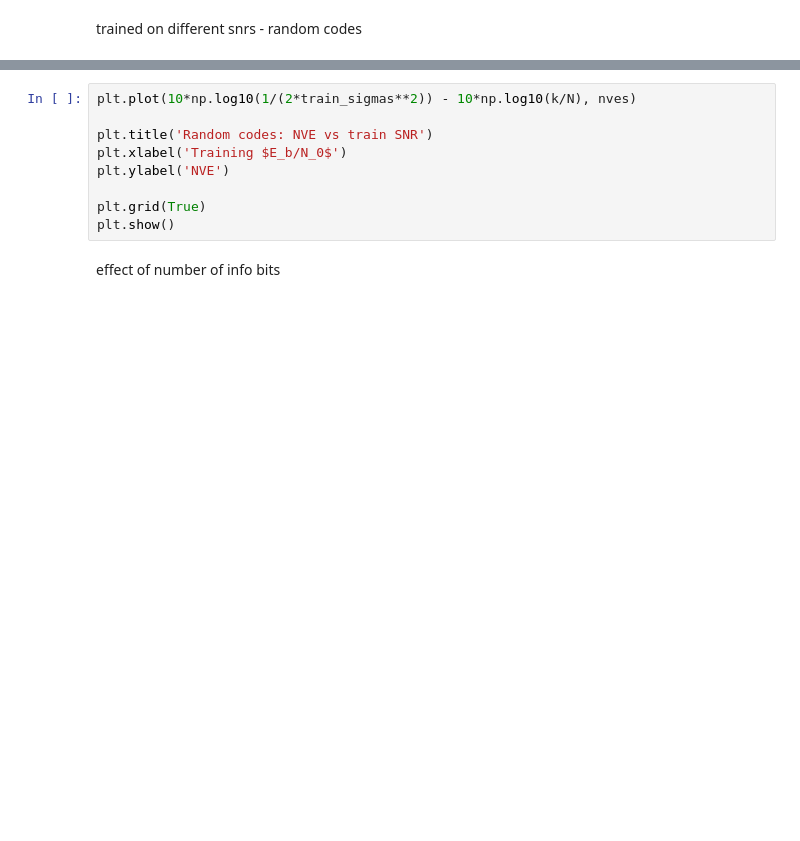
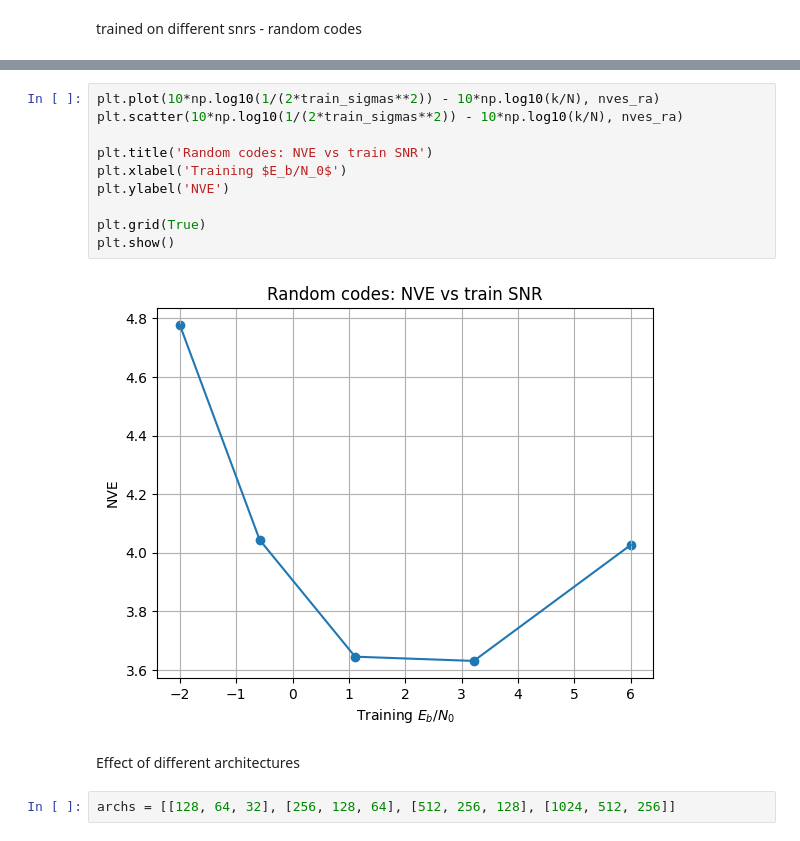
Before and after one commit to alexaugur/Collab, a Jupyter notebook: experiments.ipynb, the cells around one changed output, grey strips where cells are left out. Saved outputs shown, nothing was run; the diff lists cells and outputs as text; blank space fills up the shorter version.

```diff
--- a/experiments.ipynb
+++ b/experiments.ipynb
@@ -630,11 +729,16 @@ plt.show()
 # %%
-plt.plot(10*np.log10(1/(2*train_sigmas**2)) - 10*np.log10(k/N), nves)
+plt.plot(10*np.log10(1/(2*train_sigmas**2)) - 10*np.log10(k/N), nves_ra)
+plt.scatter(10*np.log10(1/(2*train_sigmas**2)) - 10*np.log10(k/N), nves_ra)
 
 plt.title('Random codes: NVE vs train SNR')
 plt.xlabel('Training $E_b/N_0$')
 plt.ylabel('NVE')
 
 plt.grid(True)
 plt.show()
+# %% [output]
+[figure, added]
-# %% [markdown]
-effect of number of info bits
+# %% [markdown]
+Effect of different architectures
+# %%
+archs = [[128, 64, 32], [256, 128, 64], [512, 256, 128], [1024, 512, 256]]
```
Also changed, not shown: parts of 37 cells of this notebook.
